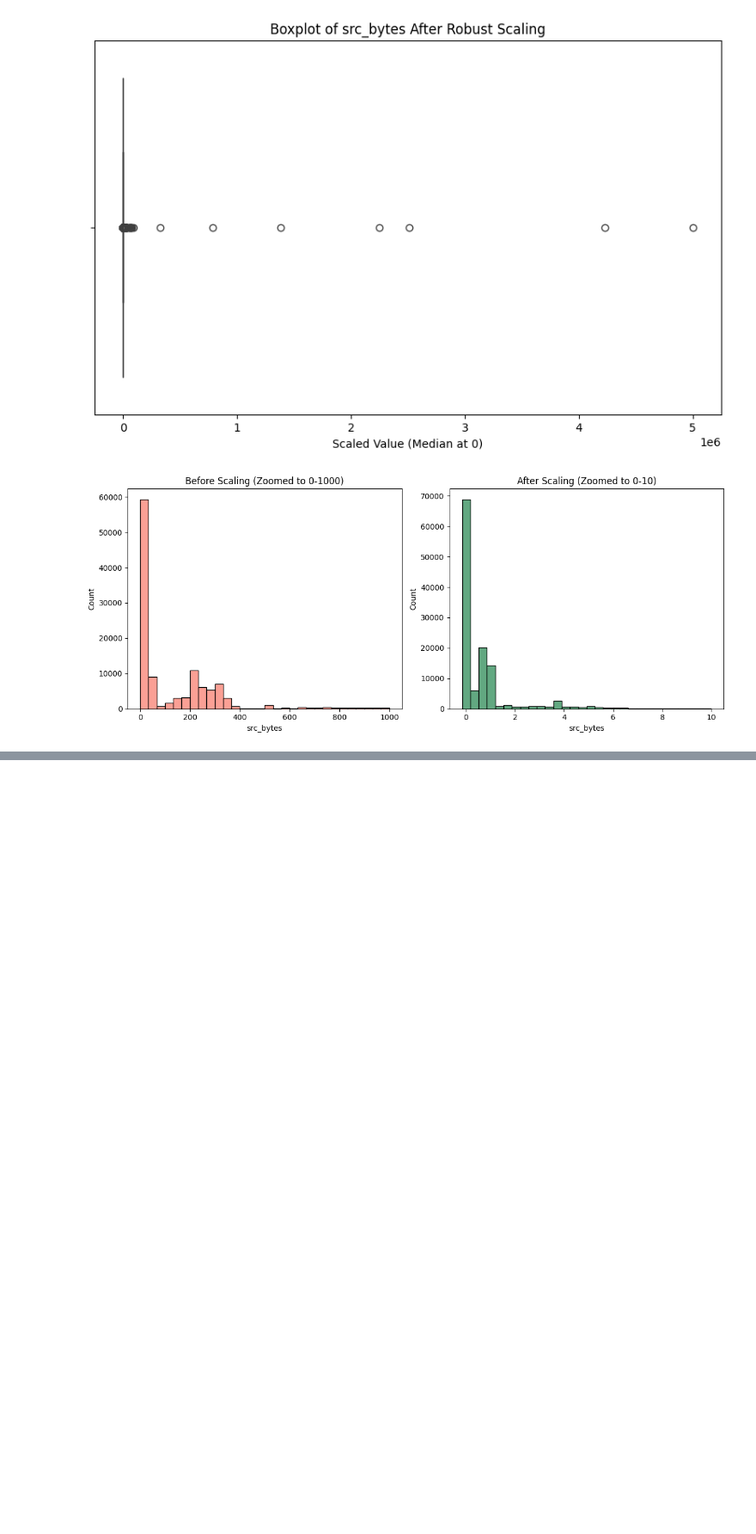
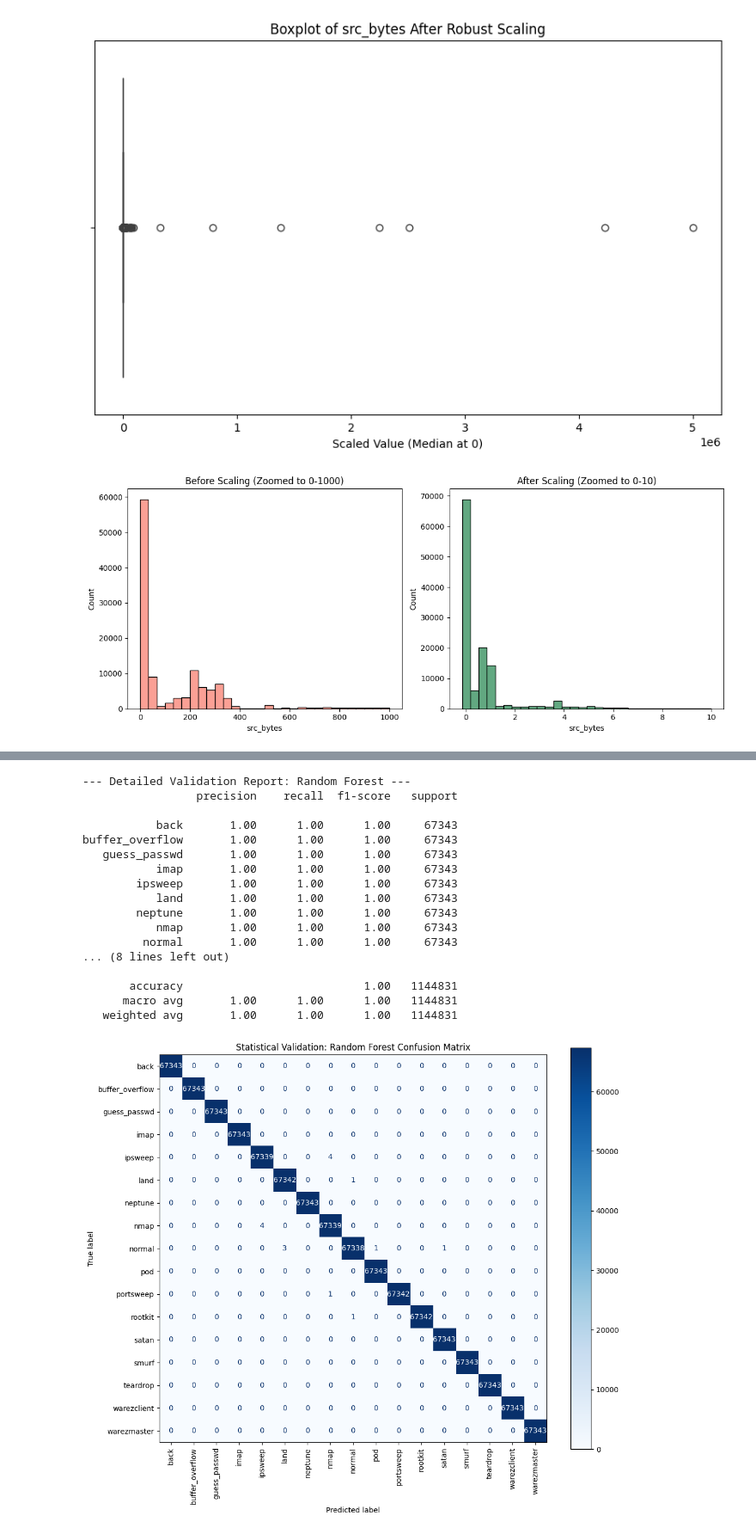
Before and after one commit to masrie03/Applied-Machine-Learning-Project-Assignment, a Jupyter notebook: IntursionDetection(Source Code).ipynb, the cells around one changed output, grey strips where cells are left out. Shown at 86% size. Drawn from its saved outputs; the diff is of its cells as text; code cells hidden in the pictures; blank space fills up the shorter version.

Commit message:
Update AML intrusion detection project and add report

```diff
--- a/intrusionDetection.ipynb
+++ b/IntursionDetection(Source Code).ipynb
@@ -311,0 +337,43 @@ for name, model in models.items():
+# %%
+from sklearn.metrics import classification_report, confusion_matrix, ConfusionMatrixDisplay
+import matplotlib.pyplot as plt
+import numpy as np
+
+# 1. Identify the classes actually present in your y_final
+# This prevents the 'Number of classes' mismatch error
+present_classes_indices = np.unique(y_final)
+present_class_names = [le_label.classes_[i] for i in present_classes_indices]
+
+# 2. Detailed Classification Report
+print(f"--- Detailed Validation Report: Random Forest ---")
+# We pass the specific labels and names found in step 1
+report = classification_report(y_final, y_pred, labels=present_classes_indices, target_names=present_class_names)
+print(report)
+
+# 3. Confusion Matrix Visualization
+fig, ax = plt.subplots(figsize=(12, 10))
+cm = confusion_matrix(y_final, y_pred, labels=present_classes_indices)
+disp = ConfusionMatrixDisplay(confusion_matrix=cm, display_labels=present_class_names)
+disp.plot(cmap='Blues', values_format='d', ax=ax)
+plt.xticks(rotation=90)
+plt.title("Statistical Validation: Random Forest Confusion Matrix")
+plt.show()
+# %% [output]
+--- Detailed Validation Report: Random Forest ---
+                 precision    recall  f1-score   support
+
+           back       1.00      1.00      1.00     67343
+buffer_overflow       1.00      1.00      1.00     67343
+   guess_passwd       1.00      1.00      1.00     67343
+           imap       1.00      1.00      1.00     67343
+        ipsweep       1.00      1.00      1.00     67343
+           land       1.00      1.00      1.00     67343
+        neptune       1.00      1.00      1.00     67343
+           nmap       1.00      1.00      1.00     67343
+         normal       1.00      1.00      1.00     67343
+... (8 lines left out)
+
+       accuracy                           1.00   1144831
+      macro avg       1.00      1.00      1.00   1144831
+   weighted avg       1.00      1.00      1.00   1144831
+[figure, added]
```
Also changed, not shown: parts of 3 cells of this notebook, 1 other file.
